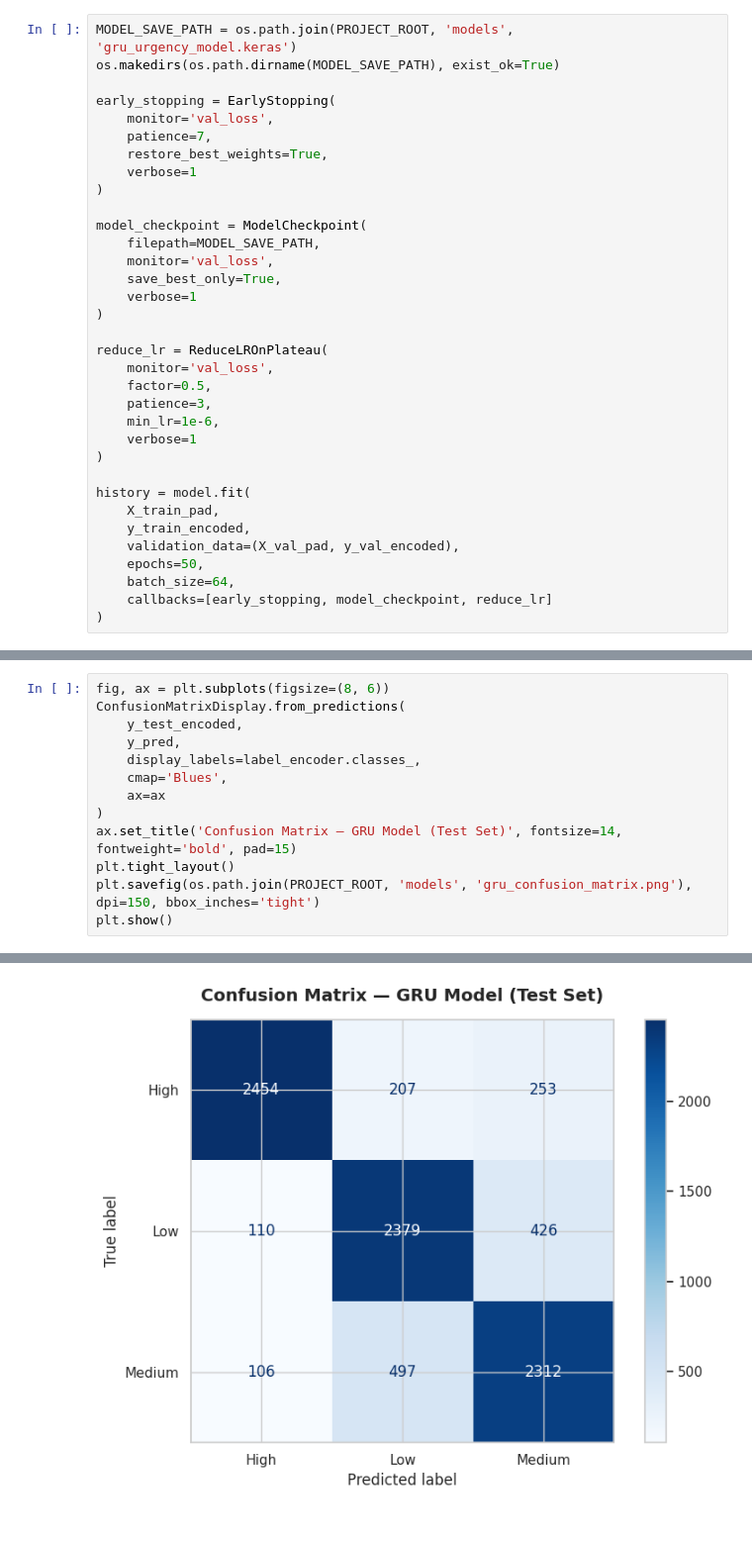
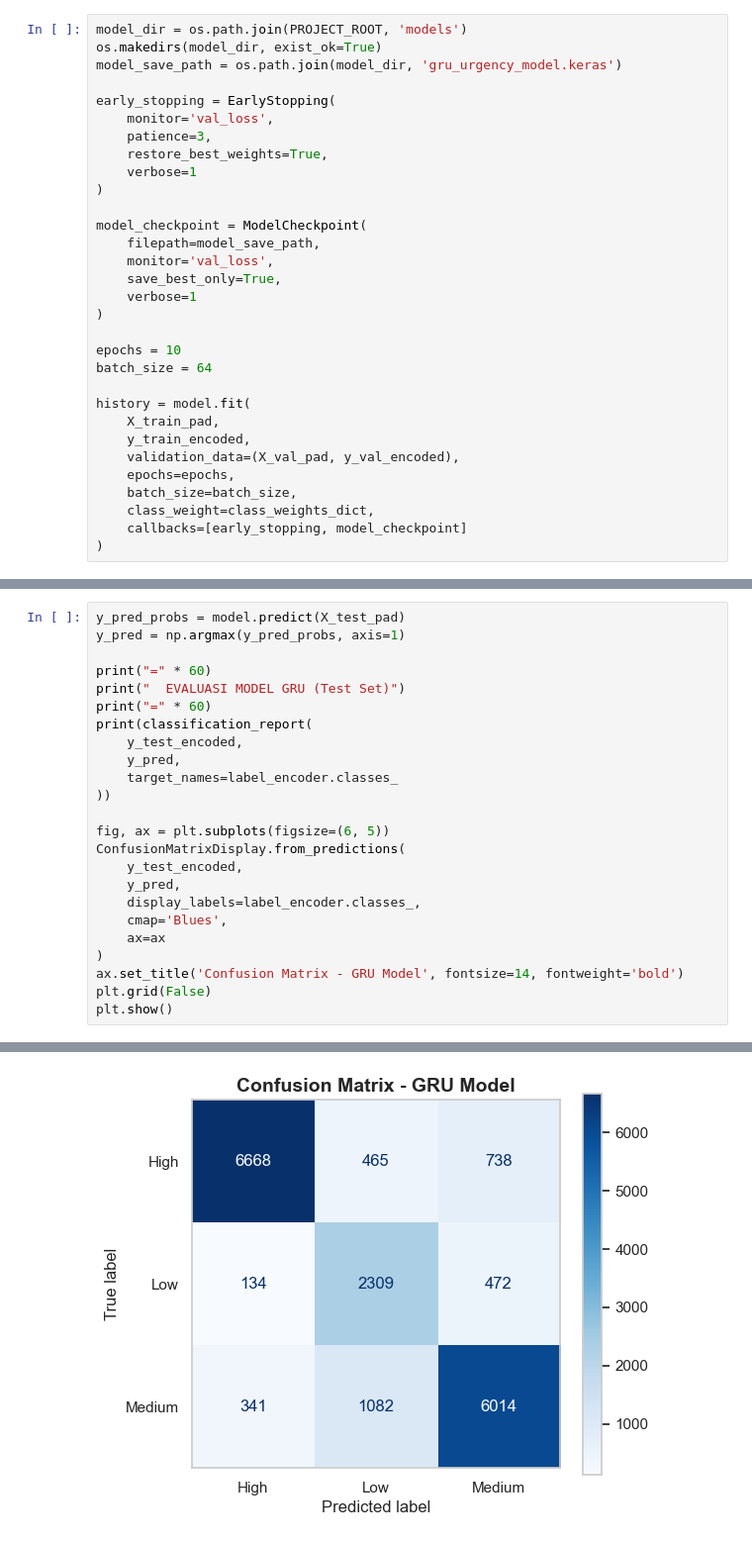
Before and after one commit to Cokgdsatria/lentera-analytics-hub, a Jupyter notebook: lentera-ml-research/notebooks/deep_learning_urgency_gru.ipynb, the cells around one changed output, grey strips where cells are left out. Shown at 99% size. Saved outputs shown, nothing was run; the diff lists cells and outputs as text.

Commit message:
feat(ml): update GRU urgency model and notebook with latest data

```diff
--- a/lentera-ml-research/notebooks/deep_learning_urgency_gru.ipynb
+++ b/lentera-ml-research/notebooks/deep_learning_urgency_gru.ipynb
@@ -360,35 +180,32 @@ Model: "sequential_1"
 # %%
-MODEL_SAVE_PATH = os.path.join(PROJECT_ROOT, 'models', 'gru_urgency_model.keras')
-os.makedirs(os.path.dirname(MODEL_SAVE_PATH), exist_ok=True)
+model_dir = os.path.join(PROJECT_ROOT, 'models')
+os.makedirs(model_dir, exist_ok=True)
+model_save_path = os.path.join(model_dir, 'gru_urgency_model.keras')
 
 early_stopping = EarlyStopping(
     monitor='val_loss',
-    patience=7,
+    patience=3,
     restore_best_weights=True,
     verbose=1
 )
 
 model_checkpoint = ModelCheckpoint(
-    filepath=MODEL_SAVE_PATH,
+    filepath=model_save_path,
     monitor='val_loss',
     save_best_only=True,
     verbose=1
 )
 
-reduce_lr = ReduceLROnPlateau(
-    monitor='val_loss',
-    factor=0.5,
-    patience=3,
-    min_lr=1e-6,
-    verbose=1
-)
+epochs = 10
+batch_size = 64
 
 history = model.fit(
     X_train_pad,
     y_train_encoded,
     validation_data=(X_val_pad, y_val_encoded),
-    epochs=50,
-    batch_size=64,
-    callbacks=[early_stopping, model_checkpoint, reduce_lr]
+    epochs=epochs,
+    batch_size=batch_size,
+    class_weight=class_weights_dict,
+    callbacks=[early_stopping, model_checkpoint]
 )
 # %% [output]
@@ -470,5 +254,17 @@ weighted avg       0.82      0.82      0.82      8744
 # %%
-fig, ax = plt.subplots(figsize=(8, 6))
+y_pred_probs = model.predict(X_test_pad)
+y_pred = np.argmax(y_pred_probs, axis=1)
+
+print("=" * 60)
+print("  EVALUASI MODEL GRU (Test Set)")
+print("=" * 60)
+print(classification_report(
+    y_test_encoded,
+    y_pred,
+    target_names=label_encoder.classes_
+))
+
+fig, ax = plt.subplots(figsize=(6, 5))
 ConfusionMatrixDisplay.from_predictions(
     y_test_encoded,
     y_pred,
@@ -476,8 +272,7 @@ ConfusionMatrixDisplay.from_predictions(
     cmap='Blues',
     ax=ax
 )
-ax.set_title('Confusion Matrix — GRU Model (Test Set)', fontsize=14, fontweight='bold', pad=15)
-plt.tight_layout()
-plt.savefig(os.path.join(PROJECT_ROOT, 'models', 'gru_confusion_matrix.png'), dpi=150, bbox_inches='tight')
+ax.set_title('Confusion Matrix - GRU Model', fontsize=14, fontweight='bold')
+plt.grid(False)
 plt.show()
 # %% [output]
@@ -484 +292 @@ plt.show()
-[figure, old version]
+[figure, new version]
```
Also changed, not shown: parts of 39 cells of this notebook, 1 other file.
